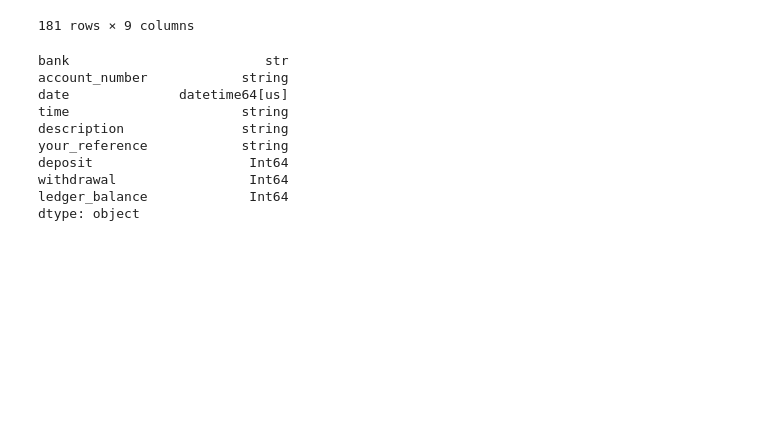
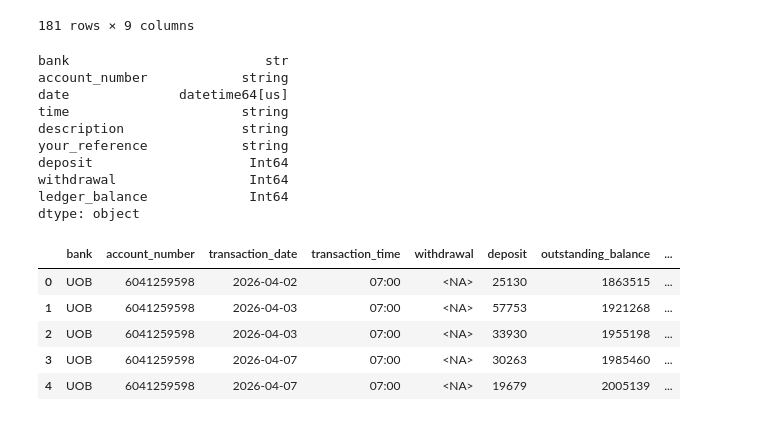
Before and after one commit to tawanwetaya-debug/bank_statement, a Jupyter notebook: Python_Command/UOB.ipynb, the cells around one changed output. Saved outputs shown, nothing was run; the diff lists cells and outputs as text; code cells hidden in the pictures; blank space fills up the shorter version.

```diff
--- a/Python_Command/UOB.ipynb
+++ b/Python_Command/UOB.ipynb
@@ -820,3 +820,79 @@ deposit                    Int64
 withdrawal                 Int64
 ledger_balance             Int64
 dtype: object
+# %%
+uob_df = uob_consolidated.copy()
+
+# Clean column names
+uob_df.columns = (
+    uob_df.columns
+    .astype(str)
+    .str.strip()
+    .str.lower()
+)
+
+# Rename UOB columns into KBANK format
+uob_df = uob_df.rename(
+    columns={
+        "date": "transaction_date",
+        "time": "transaction_time",
+        "ledger_balance": "outstanding_balance",
+        "description": "transaction_type",
+        "your_reference": "description"
+    }
+)
+
+# Convert date
+uob_df["transaction_date"] = pd.to_datetime(
+    uob_df["transaction_date"],
+    errors="coerce"
+)
+
+# Clean transaction time
+uob_df["transaction_time"] = (
+    uob_df["transaction_time"]
+    .astype("string")
+    .str.strip()
+    .replace(["", "nan", "NaN", "<NA>"], pd.NA)
+)
+
+# Convert numeric columns
+for column in ["withdrawal", "deposit", "outstanding_balance"]:
+    uob_df[column] = pd.to_numeric(
+        uob_df[column],
+        errors="coerce"
+    )
+
+# Replace zero withdrawal/deposit with missing values
+uob_df["withdrawal"] = uob_df["withdrawal"].mask(
+    uob_df["withdrawal"].eq(0)
+)
+
+uob_df["deposit"] = uob_df["deposit"].mask(
+    uob_df["deposit"].eq(0)
+)
+
+# Keep KBANK standardized format
+col = [
+    "bank",
+    "account_number",
+    "transaction_date",
+    "transaction_time",
+    "withdrawal",
+    "deposit",
+    "outstanding_balance",
+    "transaction_type",
+    "description"
+]
+
+uob_df = uob_df[col]
+
+display(uob_df.head())
+print(uob_df.dtypes)
+# %% [output]
+|  | bank | account_number | transaction_date | transaction_time | withdrawal | deposit | outstanding_balance | ... |
+| 0 | UOB | 6041259598 | 2026-04-02 | 07:00 | <NA> | 25130 | 1863515 | ... |
+| 1 | UOB | 6041259598 | 2026-04-03 | 07:00 | <NA> | 57753 | 1921268 | ... |
+| 2 | UOB | 6041259598 | 2026-04-03 | 07:00 | <NA> | 33930 | 1955198 | ... |
+| 3 | UOB | 6041259598 | 2026-04-07 | 07:00 | <NA> | 30263 | 1985460 | ... |
+| 4 | UOB | 6041259598 | 2026-04-07 | 07:00 | <NA> | 19679 | 2005139 | ... |
```
Also changed, not shown: parts of 2 cells of this notebook, 8 other files.
